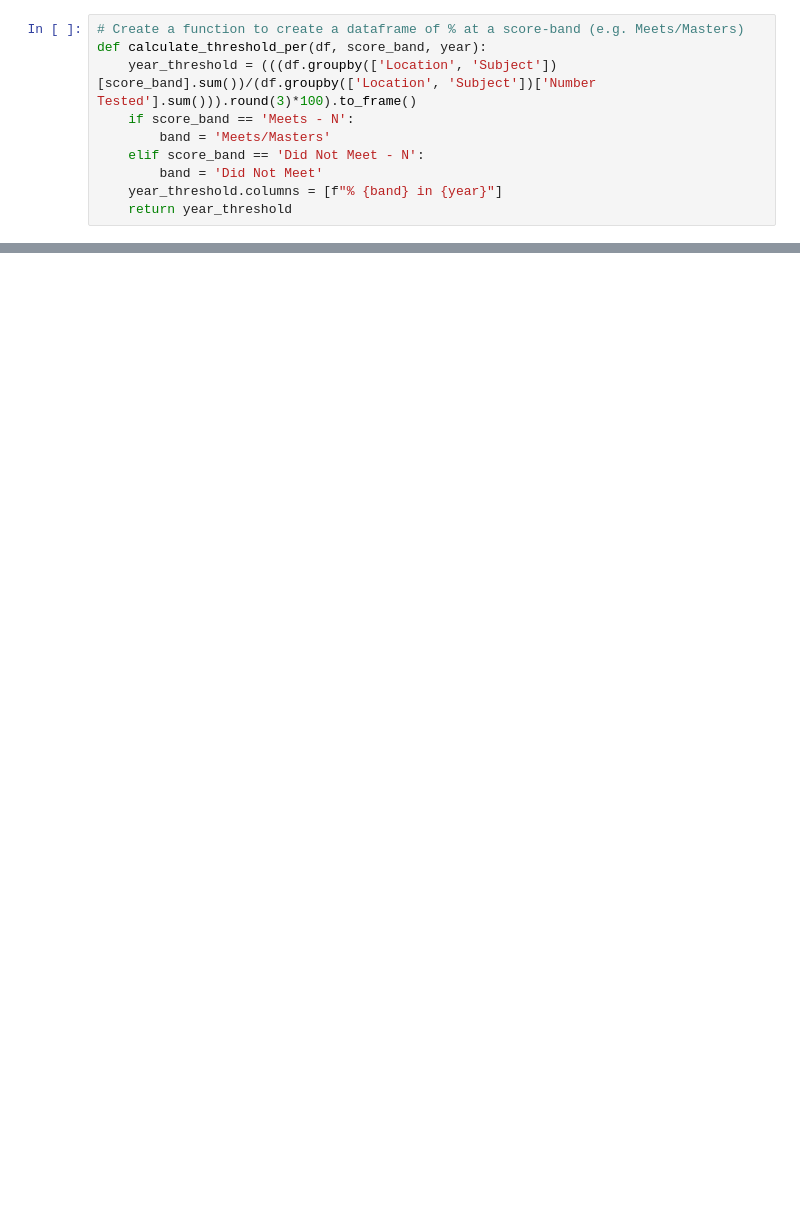
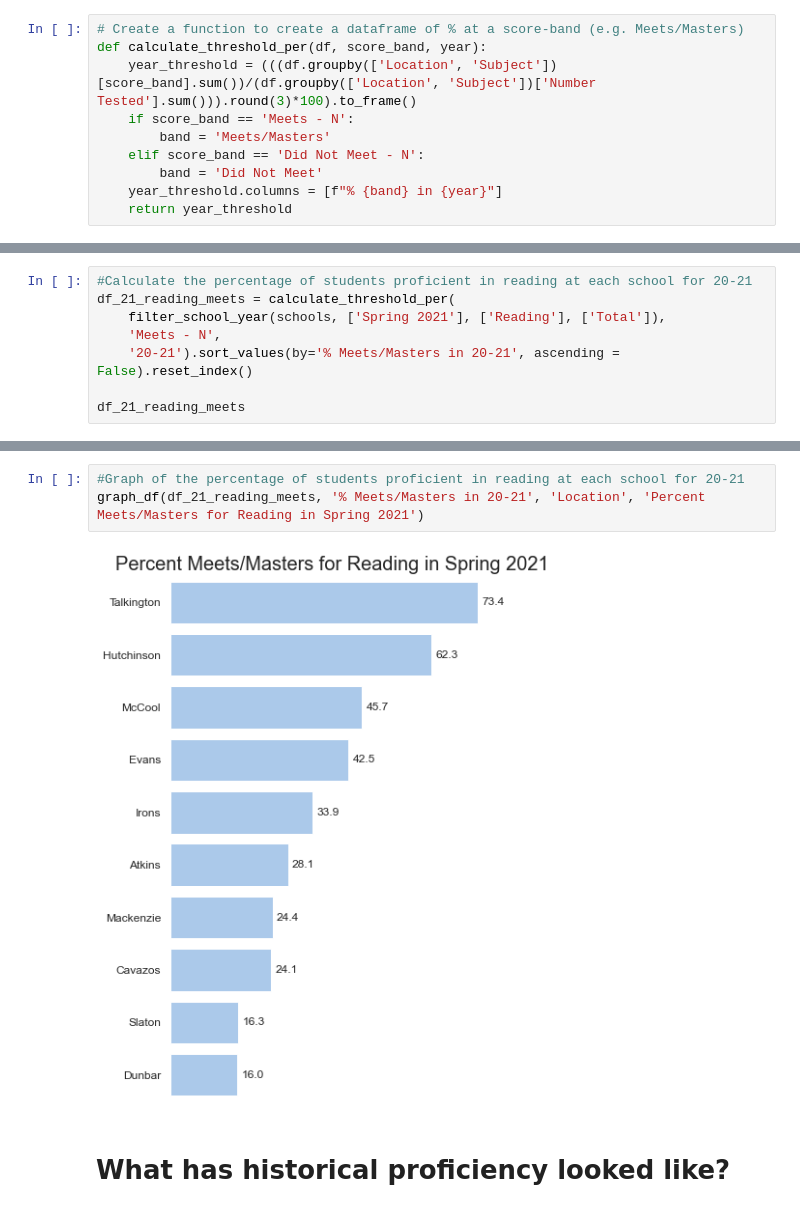
Before and after one commit to rajaridgway/lubbock-analysis, a Jupyter notebook: lubbock.ipynb, the cells around one changed output, grey strips where cells are left out. Saved outputs shown, nothing was run; the diff lists cells and outputs as text; blank space fills up the shorter version.

```diff
--- a/lubbock.ipynb
+++ b/lubbock.ipynb
@@ -617,0 +585,8 @@ df_21_meets.merge(df_21_not_meets, left_index=True, right_index=True)
+# %%
+#Calculate the percentage of students proficient in reading at each school for 20-21
+df_21_reading_meets = calculate_threshold_per(
+    filter_school_year(schools, ['Spring 2021'], ['Reading'], ['Total']),
+    'Meets - N',
+    '20-21').sort_values(by='% Meets/Masters in 20-21', ascending = False).reset_index()
+
+df_21_reading_meets
@@ -617,0 +605,7 @@ df_21_meets.merge(df_21_not_meets, left_index=True, right_index=True)
+# %%
+#Graph of the percentage of students proficient in reading at each school for 20-21
+graph_df(df_21_reading_meets, '% Meets/Masters in 20-21', 'Location', 'Percent Meets/Masters for Reading in Spring 2021')
+# %% [output]
+[figure, added]
+# %% [markdown]
+# What has historical proficiency looked like?
```
Also changed, not shown: parts of 40 cells of this notebook.
